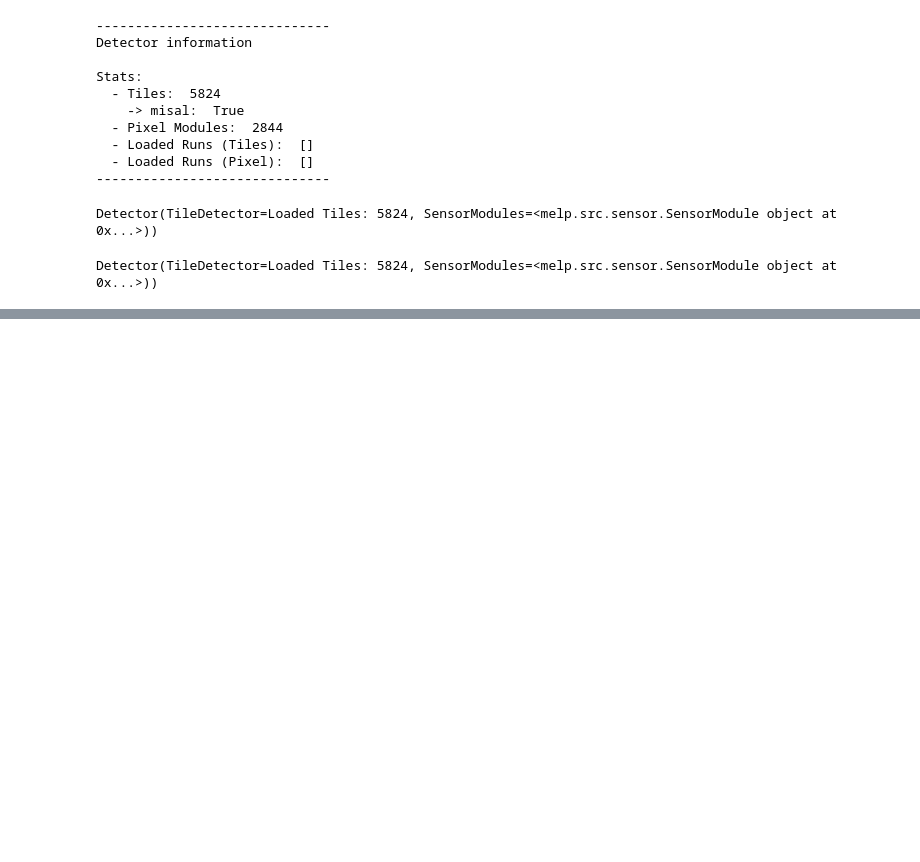
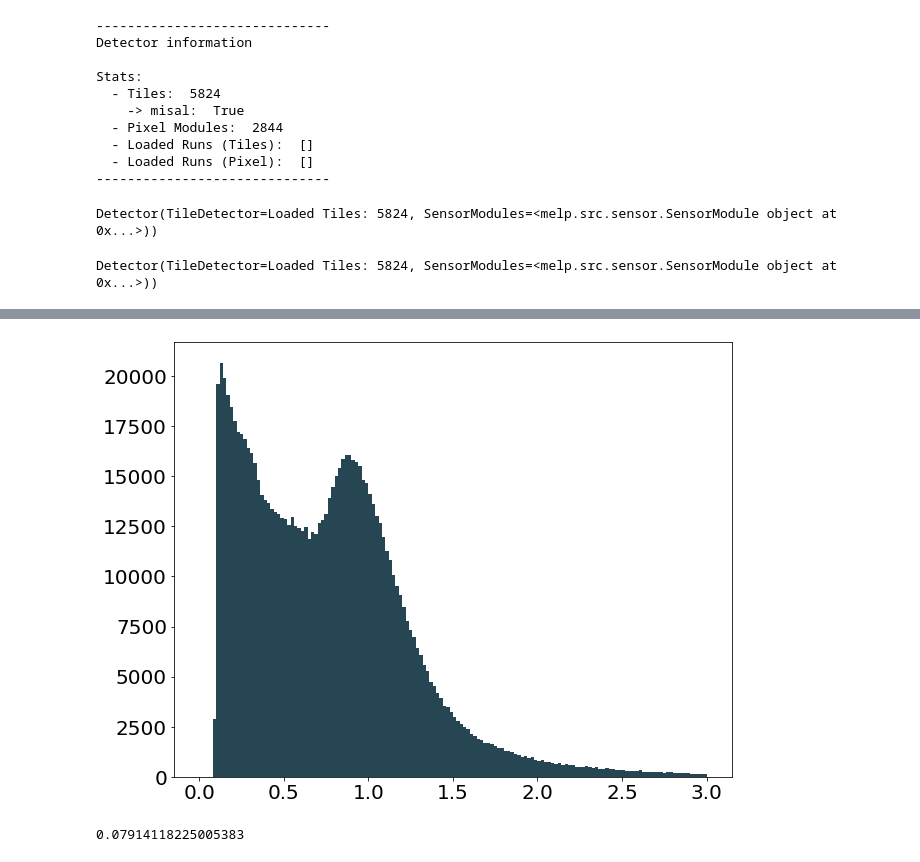
Before and after one commit to maximilianKoeper/melp, a Jupyter notebook: jupyter-notbooks/example_melp_v2.ipynb, the cells around one changed output, grey strips where cells are left out. Drawn from its saved outputs; the diff is of its cells as text; code cells hidden in the pictures; blank space fills up the shorter version.

```diff
--- a/jupyter-notbooks/example_melp_v2.ipynb
+++ b/jupyter-notbooks/example_melp_v2.ipynb
@@ -154,3 +173,19 @@ plt.show()
+# %%
+edep_hits = []
+for tile in mu3e_detector.TileDetector.tile:
+
+    for hit in mu3e_detector.TileDetector.tile[tile].hits:
+
+        edep = hit.edep
+        edep_hits.append(edep)
+# %%
+fig = plt.figure(figsize=(10, 8))
+plt.hist(edep_hits,bins=150, range=(0,3))
+plt.show()
+print(min(edep_hits))
+# %% [output]
+[figure, added]
+0.07914118225005383
 # %%
 #melp.addSensorHits("run42_20000.root", traj=True)
 # %%
```
Also changed, not shown: parts of 18 cells of this notebook, 1 other file.
